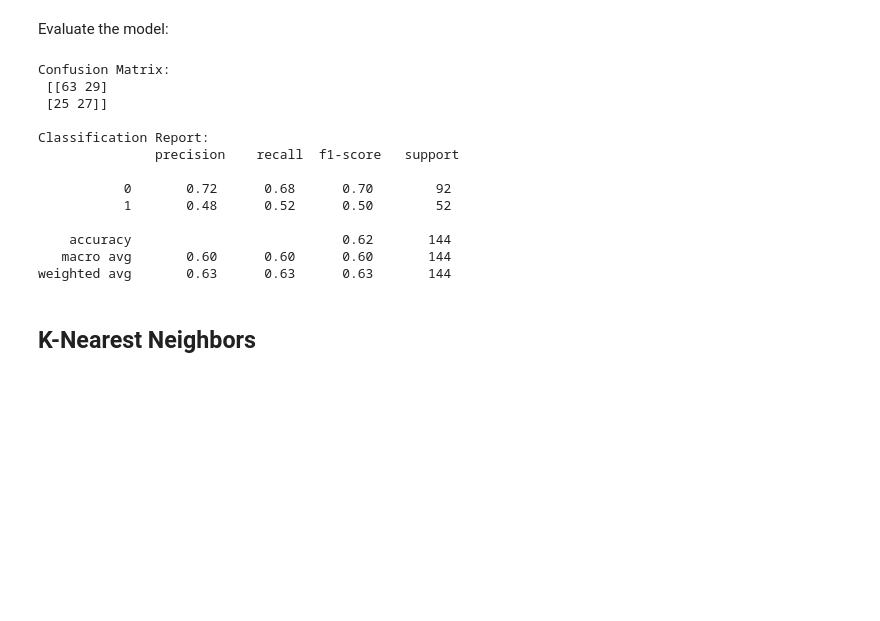
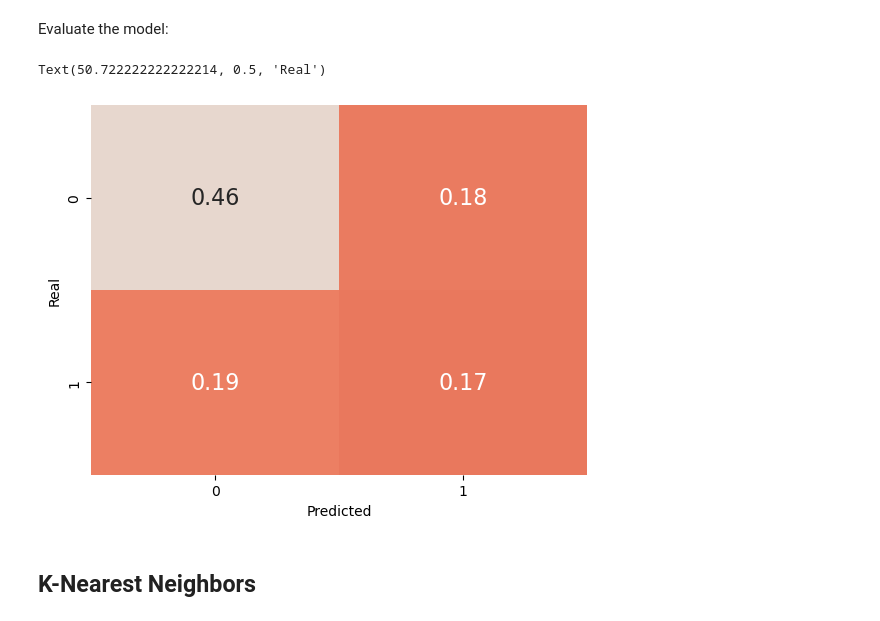
Before and after one commit to MiguelGomGar/TFM, a Jupyter notebook: notebooks/classical_models.ipynb, the cells around one changed output. Saved outputs shown, nothing was run; the diff lists cells and outputs as text; code cells hidden in the pictures; blank space fills up the shorter version.

```diff
--- a/notebooks/classical_models.ipynb
+++ b/notebooks/classical_models.ipynb
@@ -333,26 +334,32 @@ optimized_SVM = optuna_search_SVM.best_estimator_
 # Make predictions
 y_pred_SVM = optimized_RF.predict(X_test)
 
-# Generate classification report
-report_SVM = classification_report(y_test, y_pred_SVM)
+# Get the probabilities of the positive class
+y_scores_SVM = optimized_SVM.decision_function(X_test)
 
-# Display results
-print("Confusion Matrix:\n", confusion_matrix(y_test, y_pred_SVM))
-print("\nClassification Report:\n", report_SVM)
+# Calculate evaluation metrics
+accuracy_SVM = accuracy_score(y_test, y_pred_SVM)
+precision_SVM = precision_score(y_test, y_pred_SVM)
+recall_SVM = recall_score(y_test, y_pred_SVM)
+auc_SVM = average_precision_score(y_test, y_pred_SVM)
+
+# Calculate the precision and recall values for the given thresholds
+prec_SVM, rec_SVM, _ = precision_recall_curve(y_test, y_scores_SVM)
-# %% [output]
-Confusion Matrix:
- [[63 29]
- [25 27]]
-
-Classification Report:
-               precision    recall  f1-score   support
-
-           0       0.72      0.68      0.70        92
-           1       0.48      0.52      0.50        52
-
-    accuracy                           0.62       144
-   macro avg       0.60      0.60      0.60       144
-weighted avg       0.63      0.63      0.63       144
+# %%
+# Get the confusion matrix
+cm_SVM = confusion_matrix(y_test, y_pred_SVM)/len(y_test)
+
+# Plot confusion matrix
+sns.heatmap(cm_RF, annot=True, cmap='coolwarm_r', cbar=False,
+            vmin=0, vmax=1,
+            xticklabels=['0', '1'],
+            yticklabels=['0', '1'],
+            annot_kws={"size": 16})
+plt.xlabel('Predicted')
+plt.ylabel('Real')
+# %% [output]
+Text(50.722222222222214, 0.5, 'Real')
+[figure, added]
 # %% [markdown]
 ## K-Nearest Neighbors
 # %%
```
Also changed, not shown: parts of 26 cells of this notebook, 5 other files.
